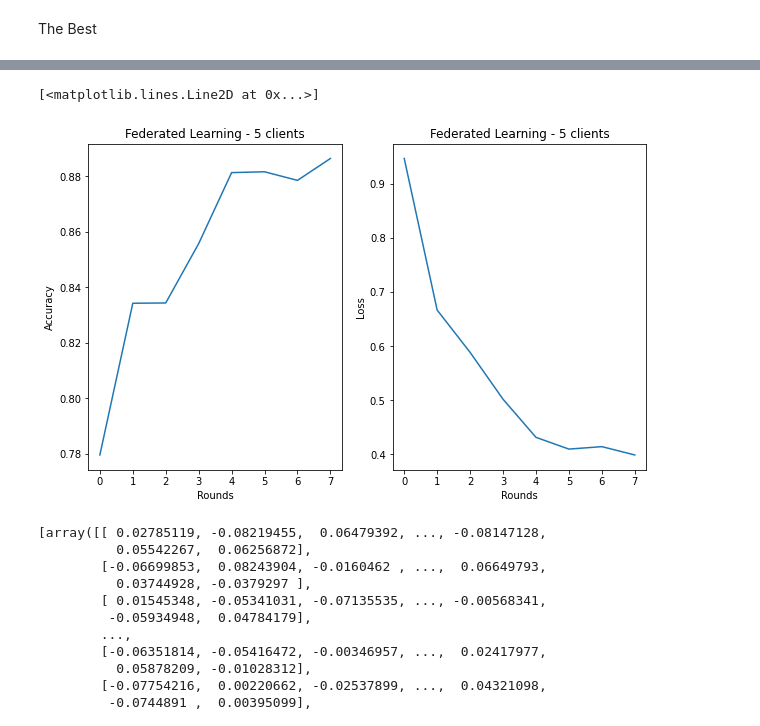
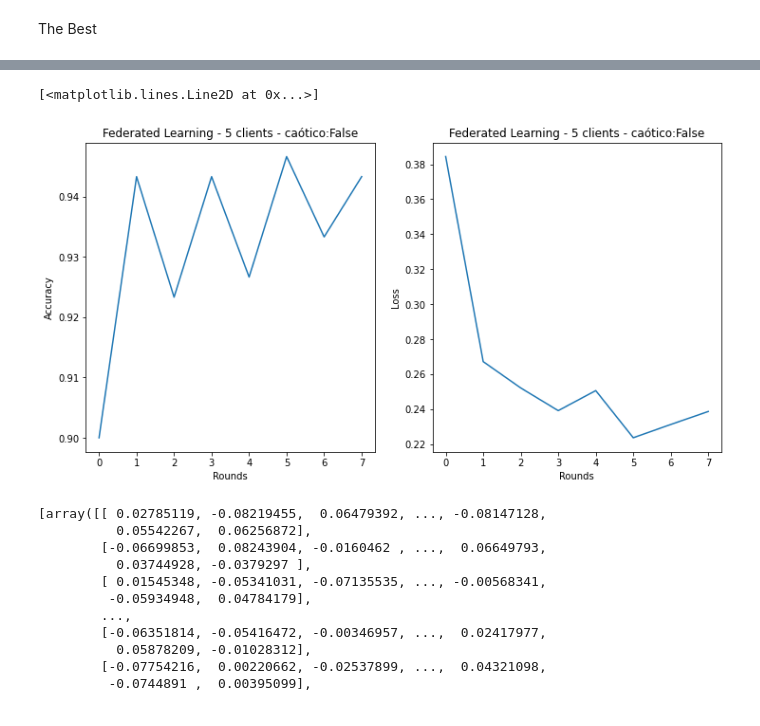
Before and after one commit to lucastsc/FL, a Jupyter notebook: FL2.ipynb, the cells around one changed output, grey strips where cells are left out. Drawn from its saved outputs; the diff is of its cells as text; code cells hidden in the pictures.

Commit message:
feature: add overlapping entries percent, random training entries, train size e test size to the code

```diff
--- a/FL2.ipynb
+++ b/FL2.ipynb
@@ -86,10 +86,19 @@ model.add(Dense(units=32, activation='relu', input_dim=784))
 model.add(Dense(units=10, activation='softmax'))
 
 
-NCLIENTS = 5
-PROBFAIL = 0.20
-INTERVAL_ENTRIES = 400
-ROUNDS = 8
+NCLIENTS = 5 # Número de clientes (ativos e inativos) no aprendizado federado
+PROBFAIL = 0.20 # Probabilidade de falha de cada cliente
+ROUNDS = 8 # Rodadas de Aprendizado Federado
+
+OVERLAPPING_ENTRIES_PERCENT = 10 # Percentual de overlap no treinamento não aleatório
+
+RANDOM_TRAINING_ENTRIES = False # Clientes com conjuntos de treino totalmente aleatórios
+CHAOTIC_ENTRIES = 400 # Até quantos elementos poderão ter os conjuntos aleatórios de treinamento
+
+TRAIN_SIZE = 700
+TEST_SIZE = 300
+
+
 clients = {}
 
 # Inicialização dos clientes
@@ -128,10 +137,25 @@ for round in range(ROUNDS):
         # c3.trainLocal(X_train[200:300],y_train[200:300])
         # c4.trainLocal(X_train[300:400],y_train[300:400])
 
-        for i,c in enumerate(clients_list):
-            Xi = X_train[i*INTERVAL_ENTRIES:(i+1)*INTERVAL_ENTRIES]
-            yi = y_train[i*INTERVAL_ENTRIES:(i+1)*INTERVAL_ENTRIES]
-            c.trainLocal(Xi,yi)
+        if RANDOM_TRAINING_ENTRIES == False:
+            # for i,c in enumerate(clients_list):
+            #     Xi = X_train[i*INTERVAL_ENTRIES:(i+1)*INTERVAL_ENTRIES + OVERLAPPING_ENTRIES_PERCENT * INTERVAL_ENTRIES]
+            #     yi = y_train[i*INTERVAL_ENTRIES:(i+1)*INTERVAL_ENTRIES + OVERLAPPING_ENTRIES_PERCENT * INTERVAL_ENTRIES]
+            #     c.trainLocal(Xi,yi)
+            for i,c in enumerate(clients_list):
+                partition = TRAIN_SIZE // len(clients_list)
+                Xi = X_train[i * partition : (i+1) * partition + (OVERLAPPING_ENTRIES_PERCENT * partition)]
+                yi = y_train[i * partition : (i+1) * partition + (OVERLAPPING_ENTRIES_PERCENT * partition)]
+                c.trainLocal(Xi,yi)
+        else:
+            for i,c in enumerate(clients_list):
+                # De 1 a 60000 entradas, selecionar até CHAOTIC_ENTRIES aleatoriamente para treinamento
+                samples = random.sample(range(1, len(X_train)), random.randint(1, CHAOTIC_ENTRIES))
+                print(f"Training client {i} with {len(samples)} samples")
+                Xi = X_train[samples]
+                yi = y_train[samples]
+                c.trainLocal(Xi,yi)
+
 
         # Clientes enviam seus modelos treinados de volta ao servidor - upload - e o servidor agrega os modelos
         global_model = s.aggregate(clients_list)
@@ -140,14 +164,15 @@ for round in range(ROUNDS):
         s.sendModel(clients_list,global_model)
 
         # Acurácia e perda globais (modelo agregado).
-        loss, acc = global_model.evaluate(X_test[:10000], y_test[:10000], verbose=0)
+        loss, acc = global_model.evaluate(X_test[:TEST_SIZE], y_test[:TEST_SIZE], verbose=0)
         print(f"Round {round}.GLOBAL ACC: {acc}")
 
         rounds.append(round)
         global_losses.append(loss)
         global_accuracies.append(acc)
-    except:
+    except Exception as e:
         # Se não houver clientes ativos na rodada, o desempenho de loss e acc deve ser igual ao último desempenho obtido
+        print(e)
         print("All clients disconnected.Waiting connection...")
         rounds.append(round)
 
@@ -162,14 +187,14 @@ for round in range(ROUNDS):
             global_accuracies.append(previous_accuracy)
         continue
 
-fig, axs = plt.subplots(1,2, figsize=(10,6))
+fig, axs = plt.subplots(1,2, figsize=(12,6))
 
-axs[0].title.set_text(f'Federated Learning - {NCLIENTS} clients')
+axs[0].title.set_text(f'Federated Learning - {NCLIENTS} clients - caótico:{RANDOM_TRAINING_ENTRIES}')
 axs[0].set_xlabel('Rounds')
 axs[0].set_ylabel('Accuracy')
 axs[0].plot(rounds,global_accuracies)
 
-axs[1].title.set_text(f'Federated Learning - {NCLIENTS} clients')
+axs[1].title.set_text(f'Federated Learning - {NCLIENTS} clients - caótico:{RANDOM_TRAINING_ENTRIES}')
 axs[1].set_xlabel('Rounds')
 axs[1].set_ylabel('Loss')
 axs[1].plot(rounds,global_losses)
@@ -194,5 +219,5 @@ Round 7.GLOBAL ACC: 0.8863999843597412
 [<matplotlib.lines.Line2D at 0x...>]
-[figure, old version]
+[figure, new version]
 # %%
 m1 = Sequential()
 m1.add(Dense(units=32, activation='relu', input_dim=784))
```
Also changed, not shown: parts of 4 cells of this notebook.
